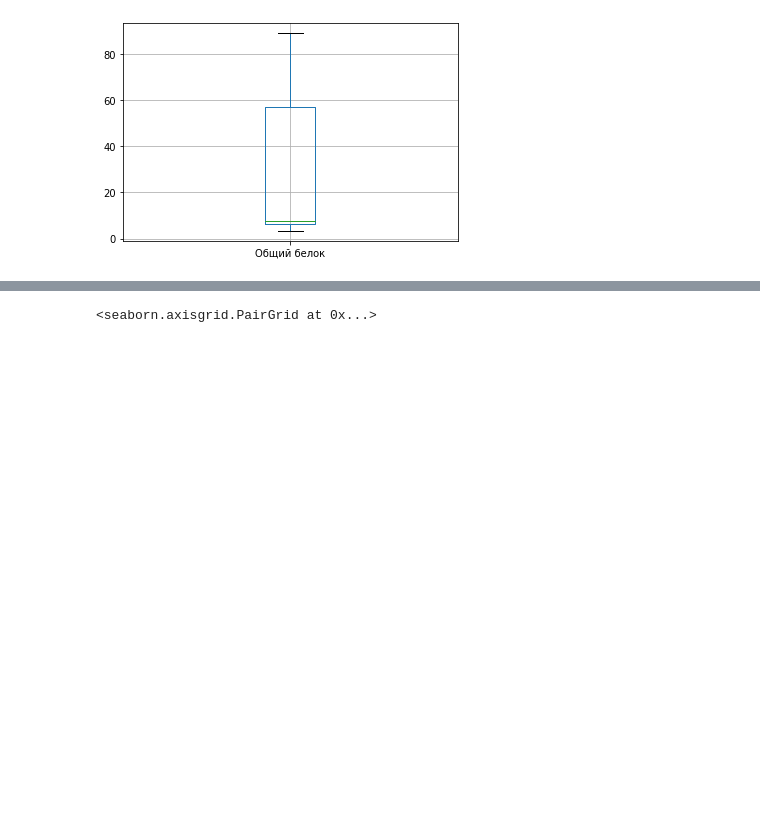
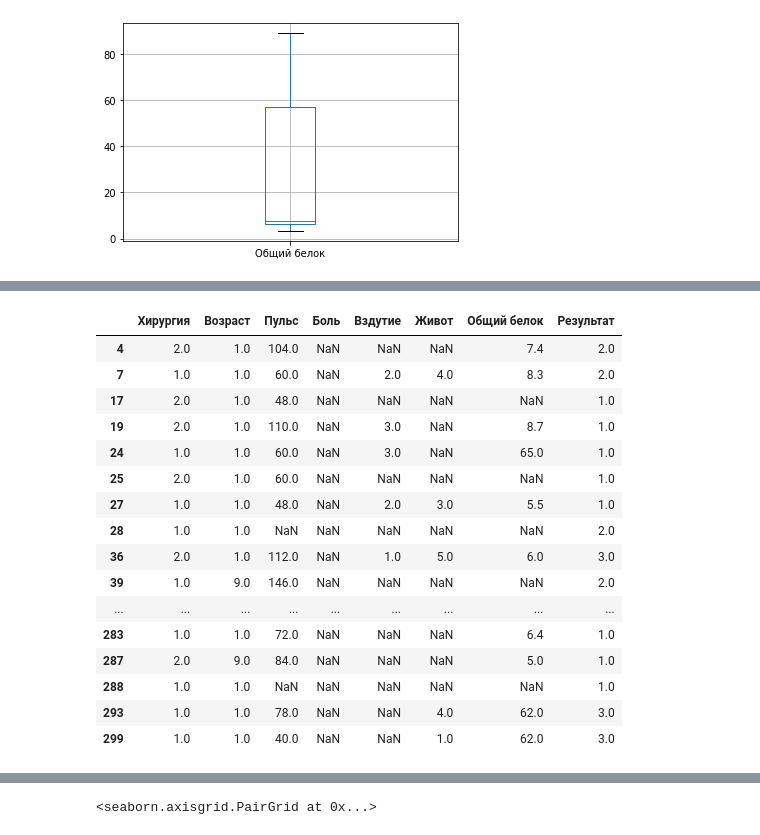
Before and after one commit to IngvarL/pudo-20, a Jupyter notebook: statistics_basics/stat_basics.ipynb, the cells around one changed output, grey strips where cells are left out. Cells and saved outputs as stored; diff of their text form; code cells hidden in the pictures; blank space fills up the shorter version.

```diff
--- a/statistics_basics/stat_basics.ipynb
+++ b/statistics_basics/stat_basics.ipynb
@@ -138,0 +285,20 @@ horse['Общий белок'].plot(kind='box',grid=True)
+# %%
+horse[horse['Боль'].isnull()==True]
+# %% [output]
+|  | Хирургия | Возраст | Пульс | Боль | Вздутие | Живот | Общий белок | Результат |
+| 4 | 2.0 | 1.0 | 104.0 | NaN | NaN | NaN | 7.4 | 2.0 |
+| 7 | 1.0 | 1.0 | 60.0 | NaN | 2.0 | 4.0 | 8.3 | 2.0 |
+| 17 | 2.0 | 1.0 | 48.0 | NaN | NaN | NaN | NaN | 1.0 |
+| 19 | 2.0 | 1.0 | 110.0 | NaN | 3.0 | NaN | 8.7 | 1.0 |
+| 24 | 1.0 | 1.0 | 60.0 | NaN | 3.0 | NaN | 65.0 | 1.0 |
+| 25 | 2.0 | 1.0 | 60.0 | NaN | NaN | NaN | NaN | 1.0 |
+| 27 | 1.0 | 1.0 | 48.0 | NaN | 2.0 | 3.0 | 5.5 | 1.0 |
+| 28 | 1.0 | 1.0 | NaN | NaN | NaN | NaN | NaN | 2.0 |
+| 36 | 2.0 | 1.0 | 112.0 | NaN | 1.0 | 5.0 | 6.0 | 3.0 |
+| 39 | 1.0 | 9.0 | 146.0 | NaN | NaN | NaN | NaN | 2.0 |
+| ... | ... | ... | ... | ... | ... | ... | ... | ... |
+| 283 | 1.0 | 1.0 | 72.0 | NaN | NaN | NaN | 6.4 | 1.0 |
+| 287 | 2.0 | 9.0 | 84.0 | NaN | NaN | NaN | 5.0 | 1.0 |
+| 288 | 1.0 | 1.0 | NaN | NaN | NaN | NaN | NaN | 1.0 |
+| 293 | 1.0 | 1.0 | 78.0 | NaN | NaN | 4.0 | 62.0 | 3.0 |
+| 299 | 1.0 | 1.0 | 40.0 | NaN | NaN | 1.0 | 62.0 | 3.0 |
```
Also changed, not shown: parts of 17 cells of this notebook.
